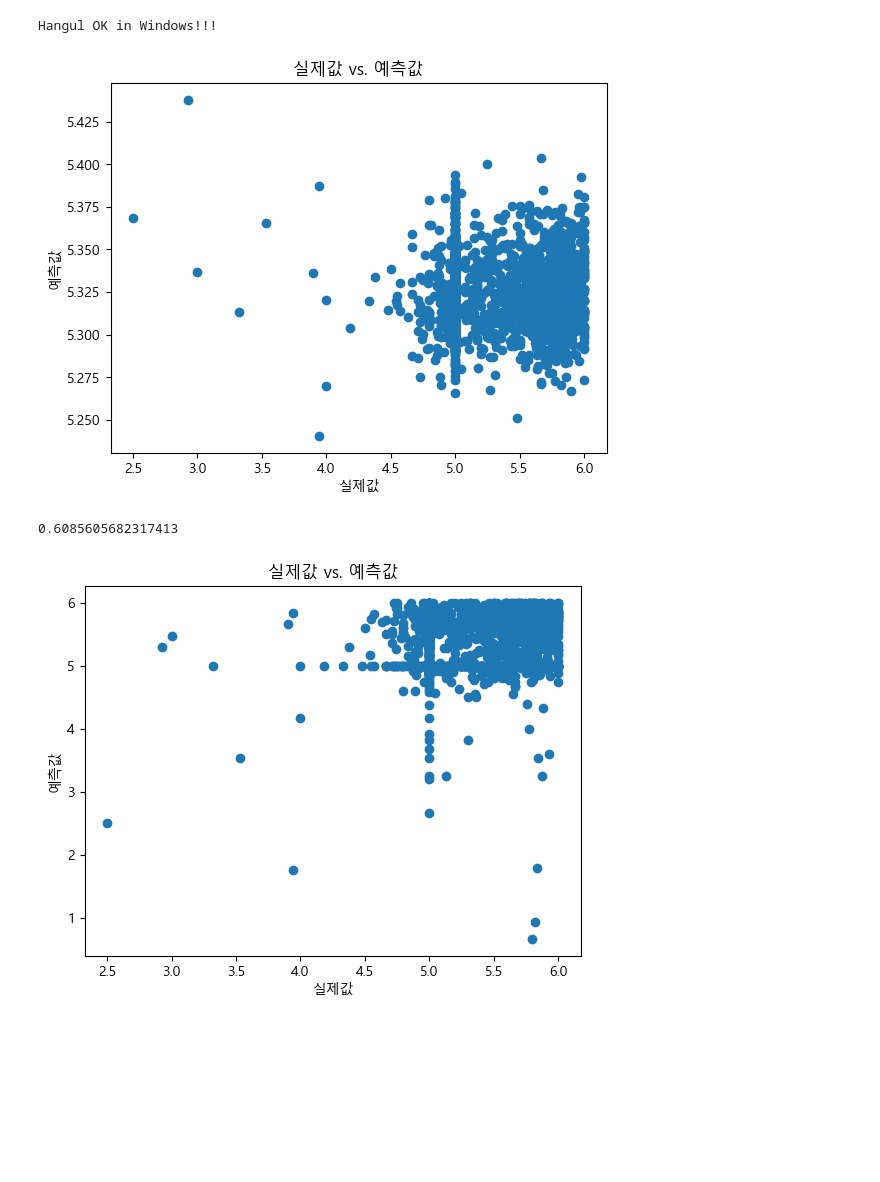
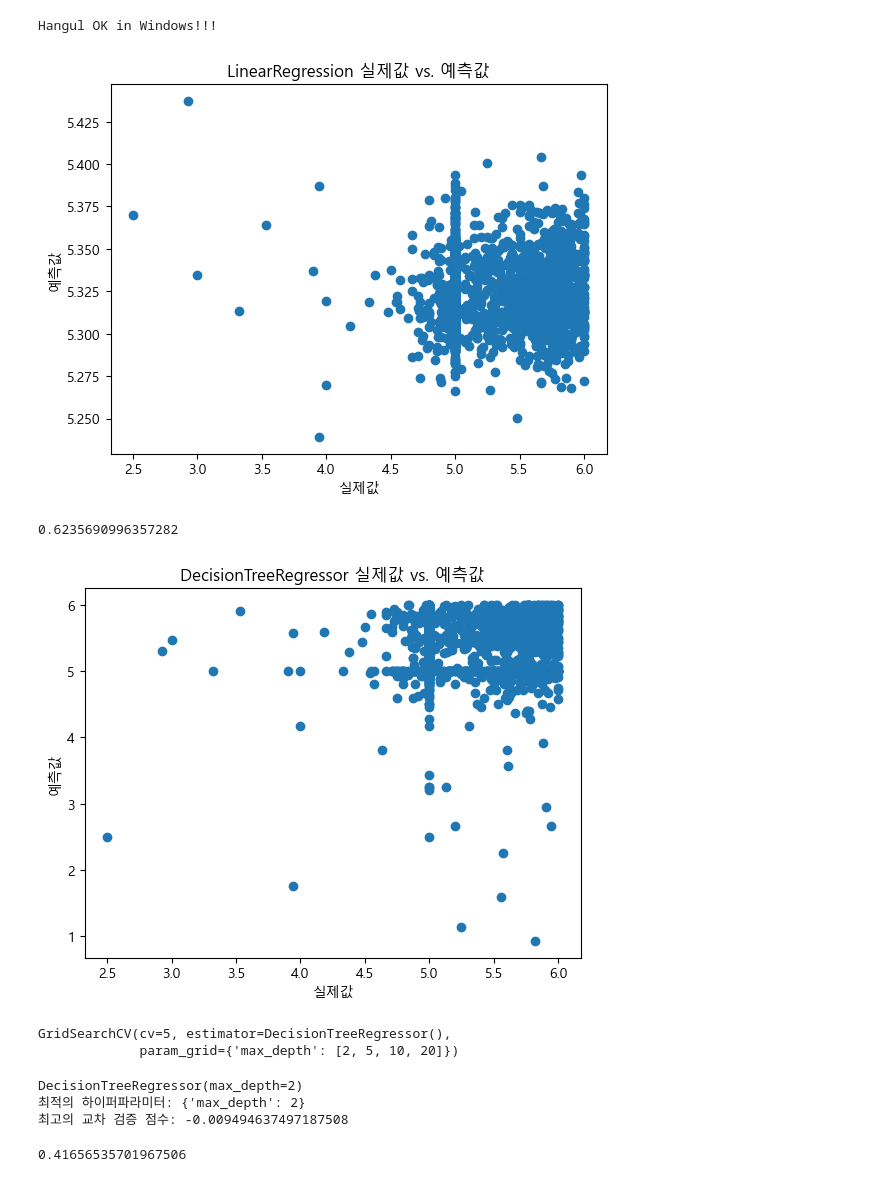
Before and after one commit to tmdcksdl/ML_Credit_Project, a Jupyter notebook: ML_Project/ML_Regression_model.ipynb, the cells around one changed output. Cells and saved outputs as stored; diff of their text form; code cells hidden in the pictures; blank space fills up the shorter version.

Commit message:
hyper parameter tuning

```diff
--- a/ML_Project/ML_Regression_model.ipynb
+++ b/ML_Project/ML_Regression_model.ipynb
@@ -28,7 +28,7 @@ merge_df
 # %%
 from sklearn.model_selection import train_test_split
 
-X = merge_df.drop(columns=['CREDIT_USE_MONTH', 'NOT_USED_MONTH', 'SCALED_SCORE', 'WINDOW'], axis=1)
+X = merge_df.drop(columns=['ID', 'CREDIT_USE_MONTH', 'NOT_USED_MONTH', 'SCALED_SCORE', 'WINDOW'], axis=1)
 y = merge_df['SCALED_SCORE']
 
 X_train, X_test, y_train, y_test = train_test_split(X, y, test_size=0.2, random_state=17)
@@ -74,10 +74,10 @@ Hangul OK in Windows!!!
 plt.scatter(y_test, y_pred)
 plt.xlabel('실제값')
 plt.ylabel('예측값')
-plt.title('실제값 vs. 예측값')
+plt.title('LinearRegression 실제값 vs. 예측값')
 plt.show()
 # %% [output]
-[figure, old version]
+[figure, new version]
 # %%
 from sklearn.tree import DecisionTreeRegressor
 
@@ -89,12 +89,39 @@ dt_mse = mean_squared_error(y_test, y_pred)
 dt_rmse = np.sqrt(dt_mse)
 dt_rmse
 # %% [output]
-0.6085605682317413
+0.6235690996357282
 # %%
 plt.scatter(y_test, y_pred)
 plt.xlabel('실제값')
 plt.ylabel('예측값')
-plt.title('실제값 vs. 예측값')
+plt.title('DecisionTreeRegressor 실제값 vs. 예측값')
 plt.show()
 # %% [output]
-[figure, old version]
+[figure, new version]
+# %%
+from sklearn.model_selection import GridSearchCV
+
+params = {
+    'max_depth': [2, 5, 10, 20]
+}
+
+grid_search = GridSearchCV(estimator=dt, param_grid=params, cv=5)
+grid_search.fit(X_train, y_train)
+# %% [output]
+GridSearchCV(cv=5, estimator=DecisionTreeRegressor(),
+             param_grid={'max_depth': [2, 5, 10, 20]})
+# %%
+print(grid_search.best_estimator_)
+print("최적의 하이퍼파라미터:", grid_search.best_params_)
+print("최고의 교차 검증 점수:", grid_search.best_score_)
+# %% [output]
+DecisionTreeRegressor(max_depth=2)
+최적의 하이퍼파라미터: {'max_depth': 2}
+최고의 교차 검증 점수: -0.009494637497187508
+# %%
+y_pred = grid_search.best_estimator_.predict(X_test)
+dt_mse = mean_squared_error(y_test, y_pred)
+dt_rmse = np.sqrt(dt_mse)
+dt_rmse
+# %% [output]
+0.41656535701967506
```
Also changed, not shown: parts of 31 cells of this notebook.
